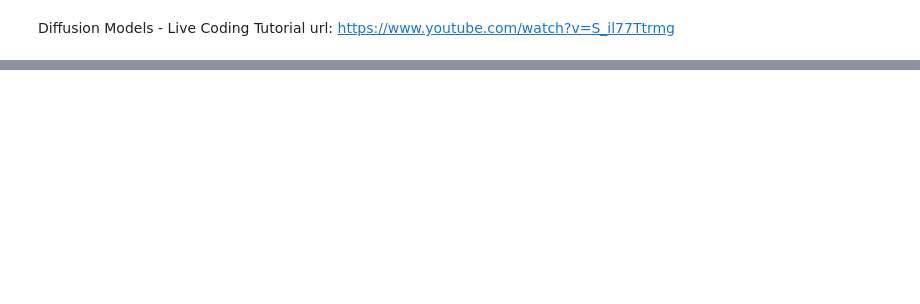
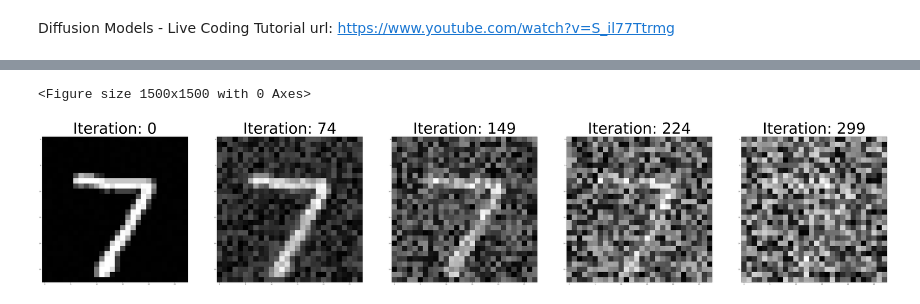
Before and after one commit to Kerysfel/differentialModel, a Jupyter notebook: diffusionModelTests.ipynb, the cells around one changed output, grey strips where cells are left out. Cells and saved outputs as stored; diff of their text form; code cells hidden in the pictures; blank space fills up the shorter version.

Commit message:
Создание класса DiffusionModel
- Создан класс DiffusionModel с функцией зашумления
- Весь предыдущий код переписан в формат ООП и теперь модель можно начинать учить

```diff
--- a/diffusionModelTests.ipynb
+++ b/diffusionModelTests.ipynb
@@ -39,3 +9,5 @@ def forward_diffusion(x0: torch.Tensor, t: torch.Tensor, betas: torch.Tensor = t
+# %%
+device = 'cpu'
 # %%
 # Загрузка тренировочного набора
 train_dataset = MNIST(root='data/', train=True, transform=None, download=True)
@@ -50,30 +22,3 @@ train_labels = train_dataset.targets
 #Получение данных из тестового набора
 test_data = test_dataset.data.float() / 255.0
 test_labels = test_dataset.targets
-# %%
-x0 = torch.randn(2, 3, 32, 32)
-betas = torch.tensor([0.05, 0.1, 0.15, 0.2, 0.25])
-t = torch.tensor([1, 3])
-
-# betas -> количество шума, которое применяется на каждом шаге процесса диффузии
-# alphas -> 1 - betas -> количество информации об исходном изображении, сохраняемое после процесса диффузии
-
-alphas = 1 - betas
-
-alpha_hat = torch.cumprod(alphas, axis = 0)
-print(alphas)
-print(alpha_hat)
-print(alpha_hat.size())
-result = alpha_hat.gather(-1, t).reshape(-1, 1, 1, 1)
-print(result)
-print(result.size())
-
-noise = torch.rand_like(x0)
-mean = result.sqrt() * x0
-variance = torch.sqrt(1 - result) * noise
-
-x_t = mean + variance
-x_t.size()
-# %%
-t = torch.tensor([0, 1, 2, 3, 4])
-noisy_images, _ = forward_diffusion(train_data[0], t)
@@ -91,0 +90,18 @@ for img in noisy_images:
+# %%
+diffusion_model = DiffusionModel()
+# %%
+NO_DISPLAY_IMAGES = 5
+torch_image_batch = torch.stack([test_data[0]] * NO_DISPLAY_IMAGES)
+t = torch.linspace(0, diffusion_model.timesteps -1, NO_DISPLAY_IMAGES).long()
+noisy_image_batch, _ = diffusion_model.forward(torch_image_batch, t, device)
+
+plt.figure(figsize=(15,15))
+f, ax = plt.subplots(1, NO_DISPLAY_IMAGES, figsize = (100, 100))
+
+for idx, image in enumerate(noisy_image_batch):
+    ax[idx].imshow(image, cmap='gray')
+    ax[idx].set_title(f"Iteration: {t[idx].item()}", fontsize = 100)
+plt.show()
+# %% [output]
+<Figure size 1500x1500 with 0 Axes>
+[figure, added]
```
Also changed, not shown: parts of 4 cells of this notebook.
